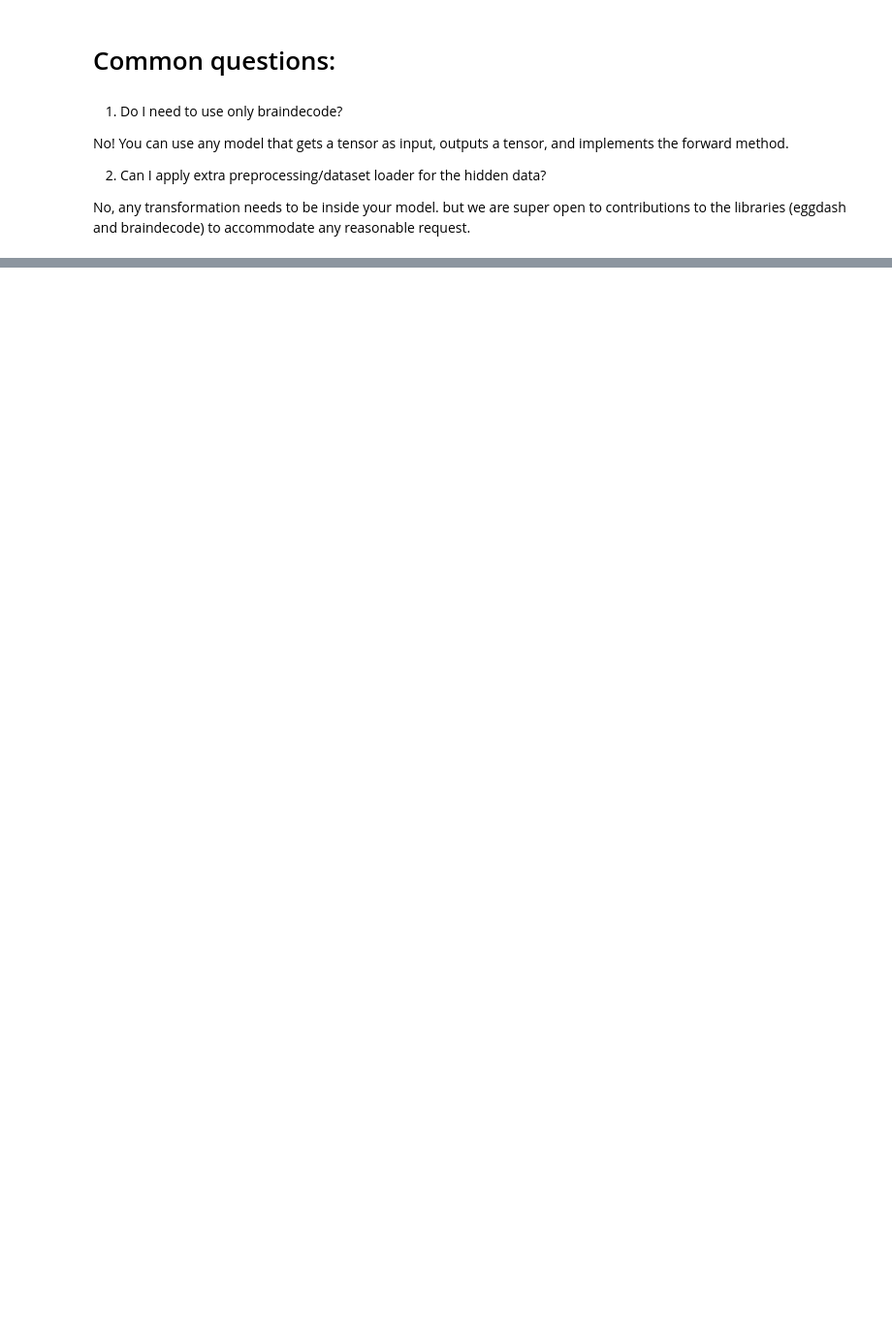
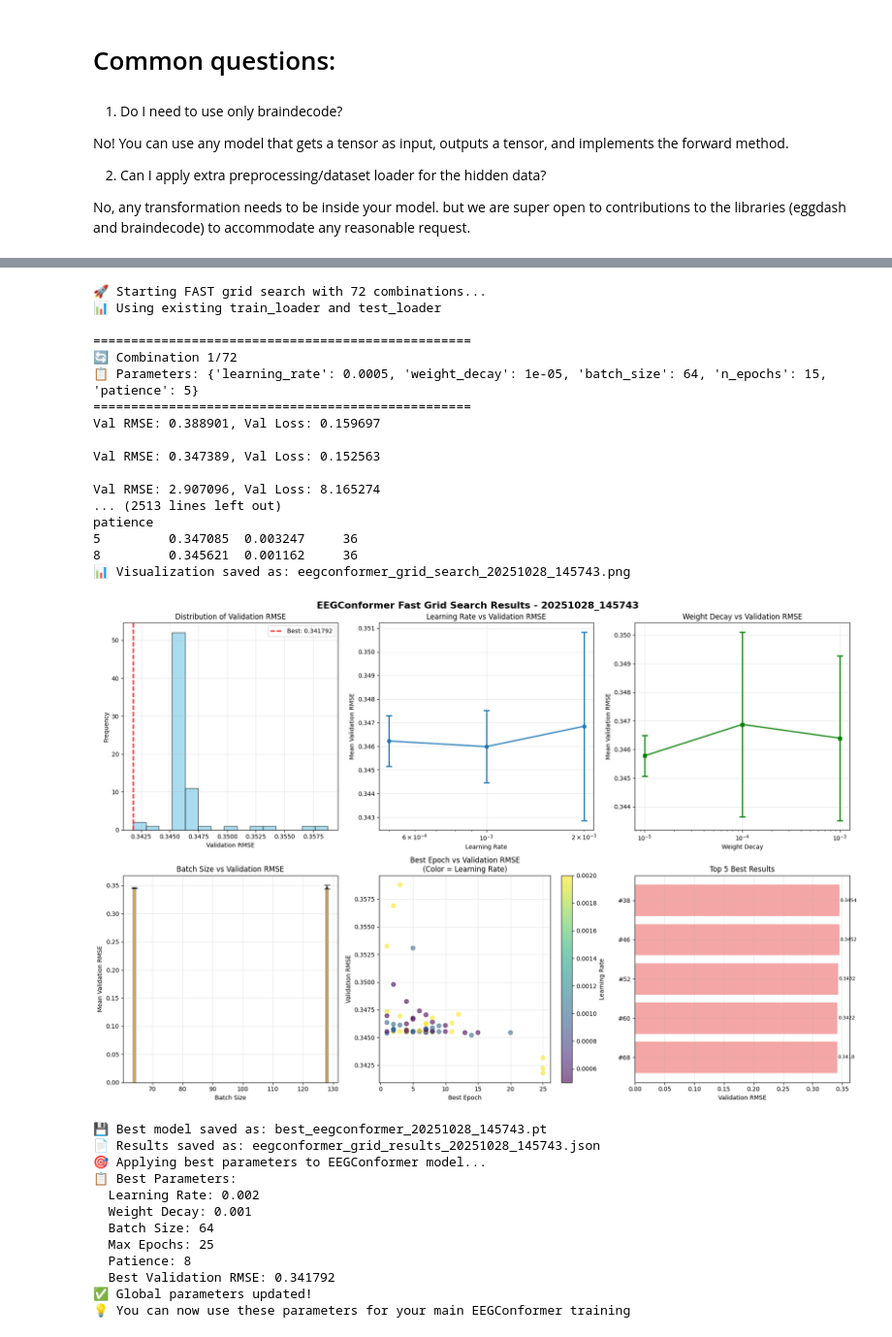
Before and after one commit to kimberlyliang/eeg_challenge, a Jupyter notebook: challenge_1.ipynb, the cells around one changed output, grey strips where cells are left out. Shown: that part at 97% size. Saved outputs shown, nothing was run; the diff lists cells and outputs as text; code cells hidden in the pictures; blank space fills up the shorter version.

```diff
--- a/challenge_1.ipynb
+++ b/challenge_1.ipynb
@@ -426,8 +243,8 @@ available_releases.sort()
 print(f"Available releases: {available_releases}")
 
 # Use release 5 (like original) or choose a different one
-# RELEASE_ID = 5  # Change this to use a different release
-# RELEASE_DIR = Path(f"data/release_{RELEASE_ID}")
+RELEASE_ID = 5  # Change this to use a different release
+RELEASE_DIR = Path(f"data/release_{RELEASE_ID}")
 
 if not RELEASE_DIR.exists():
     # print(f"❌ Release {RELEASE_ID} folder not found: {RELEASE_DIR}")
@@ -1603,0 +1404,9 @@ torch.save(model2.state_dict(), "eegconformer.pth")
+# %%
+from braindecode.models import ATCNet
+model3 = ATCNet(n_chans=129, # 129 channels
+                n_outputs=1, # 1 output for regression
+                n_times=200, #2 seconds
+                sfreq=100,      # sample frequency 100 Hz
+                )
+
+print(model3)
@@ -1603,0 +1520,9 @@ torch.save(model2.state_dict(), "eegconformer.pth")
+# %%
+from braindecode.models import Deep4Net
+model4 = Deep4Net(n_chans=129, # 129 channels
+                n_outputs=1, # 1 output for regression
+                n_times=200, #2 seconds
+                sfreq=100,      # sample frequency 100 Hz
+                )
+
+print(model4)
@@ -1613,0 +2068,40 @@ No, any transformation needs to be inside your model. but we are super open to c
+# %%
+# 1. Run the grid search
+grid_results, best_model_result, run_timestamp = run_fast_grid_search()
+
+# 2. Analyze and visualize results
+results_df = analyze_eegconformer_results(grid_results, best_model_result, run_timestamp)
+
+# 3. Apply best parameters to your model (optional)
+best_params = apply_best_parameters(best_model_result)
+# %% [output]
+🚀 Starting FAST grid search with 72 combinations...
+📊 Using existing train_loader and test_loader
+
+==================================================
+🔄 Combination 1/72
+📋 Parameters: {'learning_rate': 0.0005, 'weight_decay': 1e-05, 'batch_size': 64, 'n_epochs': 15, 'patience': 5}
+==================================================
+Val RMSE: 0.388901, Val Loss: 0.159697
+
+Val RMSE: 0.347389, Val Loss: 0.152563
+
+Val RMSE: 2.907096, Val Loss: 8.165274
+... (2513 lines left out)
+patience
+5         0.347085  0.003247     36
+8         0.345621  0.001162     36
+📊 Visualization saved as: eegconformer_grid_search_20251028_145743.png
+[figure, added]
+💾 Best model saved as: best_eegconformer_20251028_145743.pt
+📄 Results saved as: eegconformer_grid_results_20251028_145743.json
+🎯 Applying best parameters to EEGConformer model...
+📋 Best Parameters:
+  Learning Rate: 0.002
+  Weight Decay: 0.001
+  Batch Size: 64
+  Max Epochs: 25
+  Patience: 8
+  Best Validation RMSE: 0.341792
+✅ Global parameters updated!
+💡 You can now use these parameters for your main EEGConformer training
```
Also changed, not shown: parts of 37 cells of this notebook.
